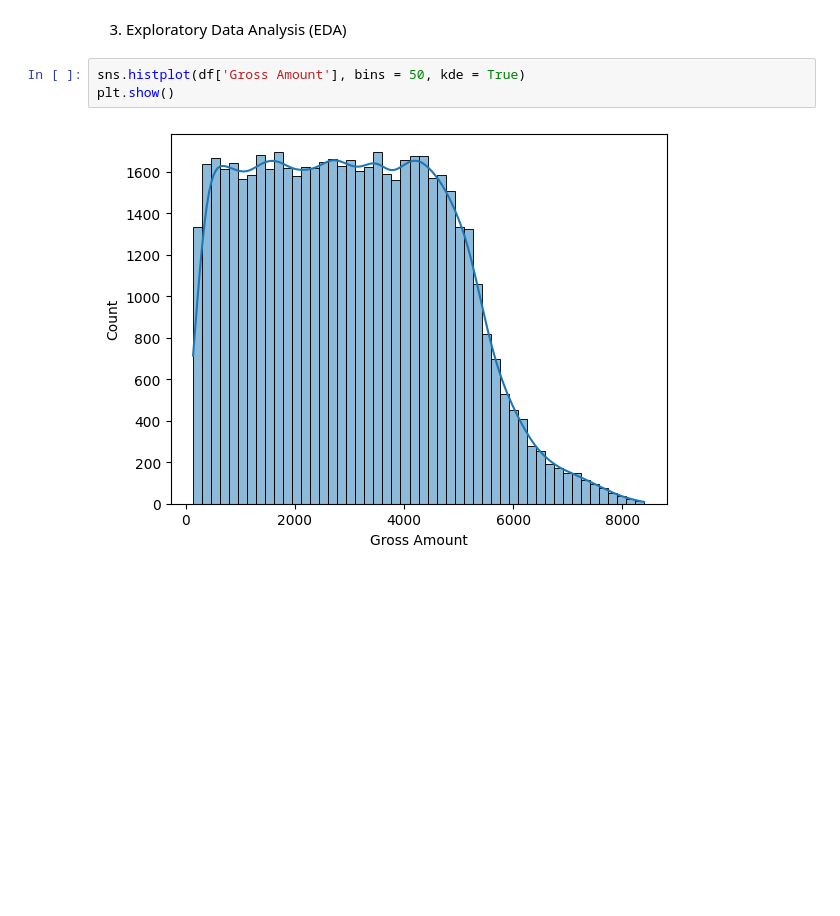
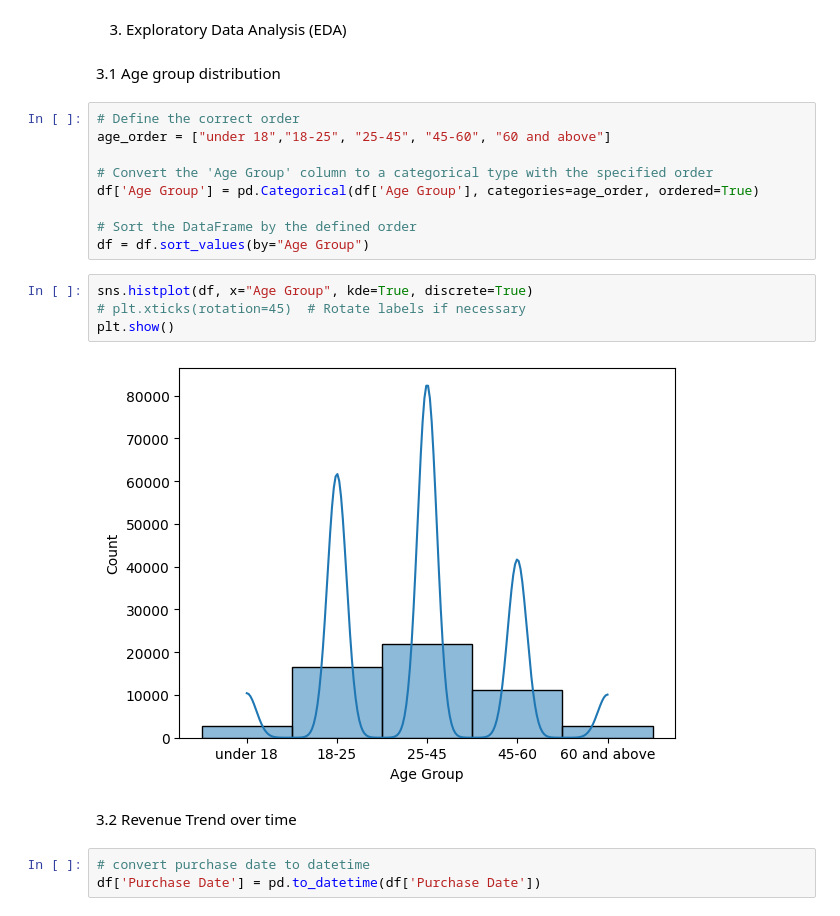
Before and after one commit to NhaDAlvarado/Data_Analysis-Portfolio, a Jupyter notebook: Ecommerce_Analysis/analysis.ipynb, the cells around one changed output. Drawn from its saved outputs; the diff is of its cells as text; blank space fills up the shorter version.

```diff
--- a/Ecommerce_Analysis/analysis.ipynb
+++ b/Ecommerce_Analysis/analysis.ipynb
@@ -68,8 +68,25 @@ df.head()
 | 4 | 447553 | 8009390577 | Male | 18-25 | 31/05/2022 17:00:32 | Sports & Fitness | Yes | ... |
 # %% [markdown]
 3. Exploratory Data Analysis (EDA)
+# %% [markdown]
+3.1 Age group distribution
+# %%
+# Define the correct order
+age_order = ["under 18","18-25", "25-45", "45-60", "60 and above"]
+
+# Convert the 'Age Group' column to a categorical type with the specified order
+df['Age Group'] = pd.Categorical(df['Age Group'], categories=age_order, ordered=True)
+
+# Sort the DataFrame by the defined order
+df = df.sort_values(by="Age Group")
 # %%
-sns.histplot(df['Gross Amount'], bins = 50, kde = True)
+sns.histplot(df, x="Age Group", kde=True, discrete=True)
+# plt.xticks(rotation=45)  # Rotate labels if necessary
 plt.show()
 # %% [output]
-[figure, old version]
+[figure, new version]
+# %% [markdown]
+3.2 Revenue Trend over time
+# %%
+# convert purchase date to datetime
+df['Purchase Date'] = pd.to_datetime(df['Purchase Date'])
```
Also changed, not shown: parts of 5 cells of this notebook.
